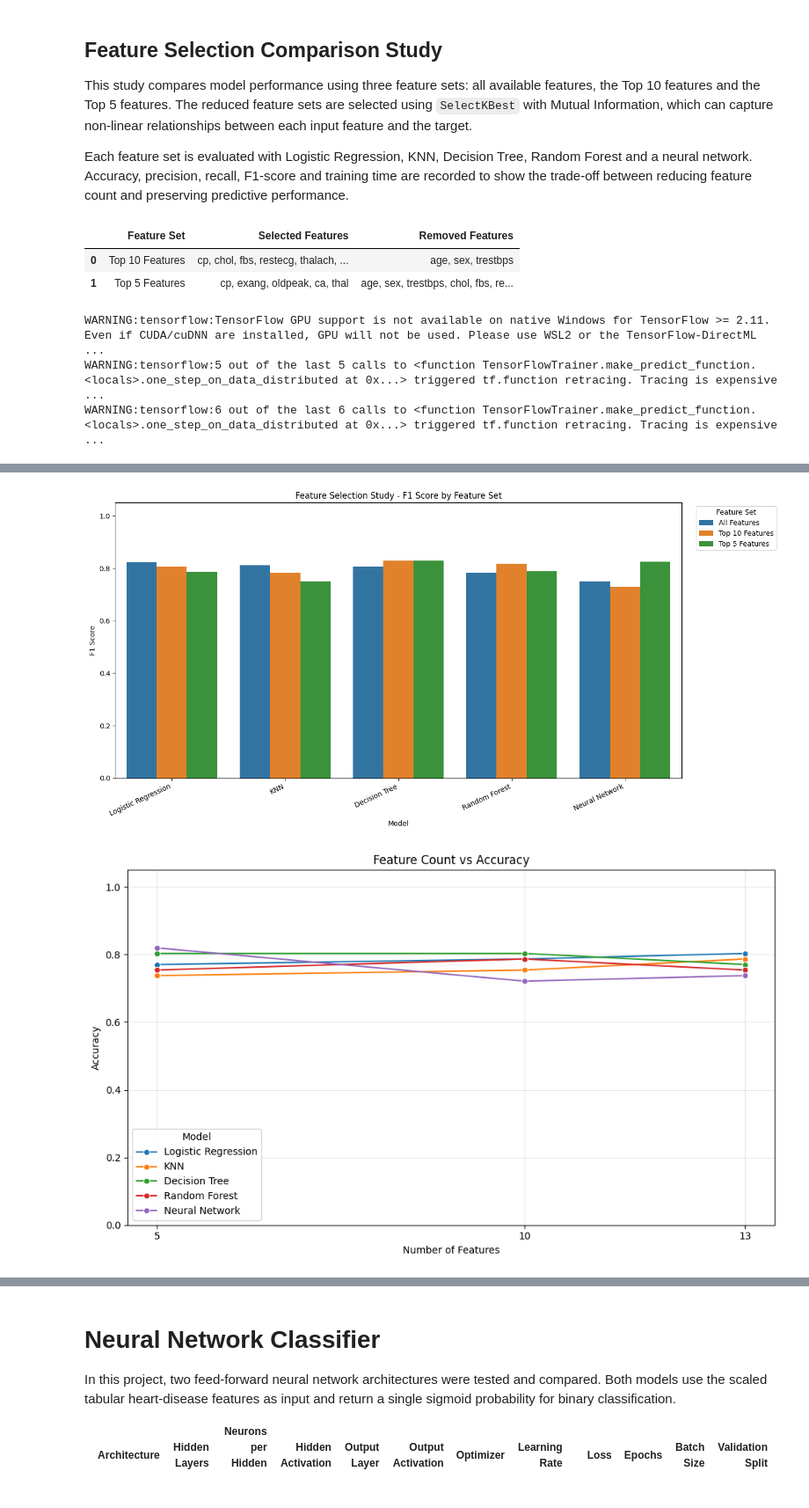
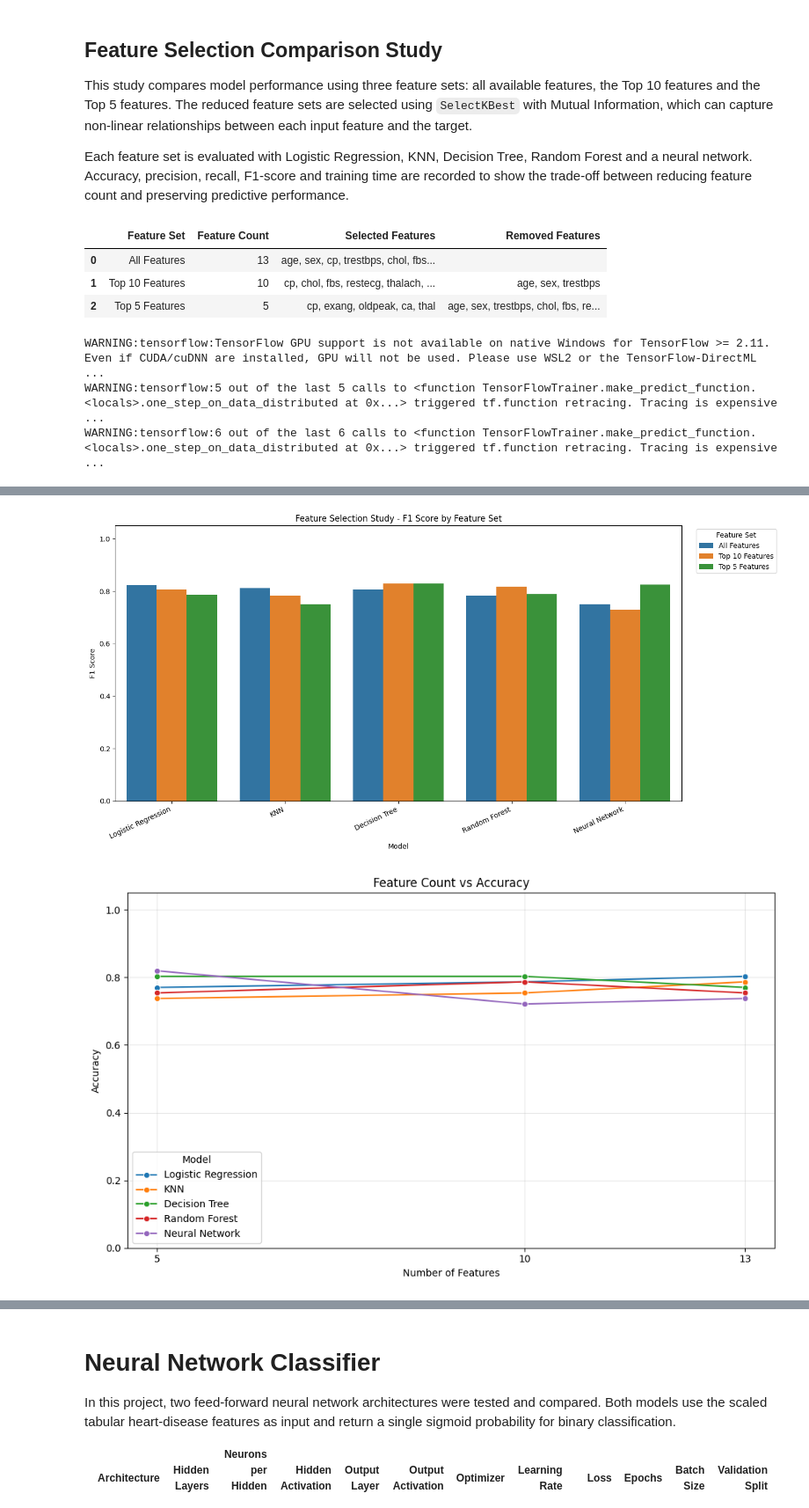
Before and after one commit to arbakelmendi/HealthGuard-Platform, a Jupyter notebook: ml/notebooks/healthguard_ml.ipynb, the cells around one changed output, grey strips where cells are left out. Shown at 88% size. Saved outputs shown, nothing was run; the diff lists cells and outputs as text; code cells hidden in the pictures.

```diff
--- a/ml/notebooks/healthguard_ml.ipynb
+++ b/ml/notebooks/healthguard_ml.ipynb
@@ -1051,6 +1051,12 @@ feature_selection_study_configs.append({
     "X_test": X_test_scaled,
     "Selected Features": list(X.columns),
     "Removed Features": []
+})
+selected_feature_details.append({
+    "Feature Set": "All Features",
+    "Feature Count": X_train_scaled.shape[1],
+    "Selected Features": ", ".join(X.columns),
+    "Removed Features": ""
 })
 
 for k in [10, 5]:
@@ -1071,6 +1077,7 @@ for k in [10, 5]:
 
     selected_feature_details.append({
         "Feature Set": f"Top {k} Features",
+        "Feature Count": k,
         "Selected Features": ", ".join(selected_features_k),
         "Removed Features": ", ".join(removed_features_k)
     })
@@ -1162,8 +1169,72 @@ for config in feature_selection_study_configs:
 
 feature_selection_study_df = pd.DataFrame(feature_selection_study_results)
 feature_selection_study_df.to_csv(RESULTS_DIR / "feature_selection_study.csv", index=False)
+selected_feature_details_df.to_csv(RESULTS_DIR / "selected_feature_sets.csv", index=False)
 
 display(feature_selection_study_df.sort_values(["Model", "Feature Count"], ascending=[True, False]))
+
+all_features_baseline_df = feature_selection_study_df[
+    feature_selection_study_df["Feature Set"] == "All Features"
+][["Model", "Feature Count", "Accuracy", "Precision", "Recall", "F1 Score"]].rename(columns={
+    "Feature Count": "All Feature Count",
+    "Accuracy": "All Features Accuracy",
+    "Precision": "All Features Precision",
+    "Recall": "All Features Recall",
+    "F1 Score": "All Features F1 Score"
+})
+
+selected_feature_performance_df = feature_selection_study_df[
+    feature_selection_study_df["Feature Set"] != "All Features"
+].rename(columns={
+    "Feature Set": "Selected Feature Set",
+    "Feature Count": "Selected Feature Count",
+    "Accuracy": "Selected Features Accuracy",
+    "Precision": "Selected Features Precision",
+    "Recall": "Selected Features Recall",
+    "F1 Score": "Selected Features F1 Score"
+})
+
+feature_selection_performance_comparison_df = selected_feature_performance_df.merge(
+    all_features_baseline_df,
+    on="Model",
+    how="left"
+)
+
+for metric in ["Accuracy", "Precision", "Recall", "F1 Score"]:
+    feature_selection_performance_comparison_df[f"{metric} Difference"] = (
+        feature_selection_performance_comparison_df[f"Selected Features {metric}"]
+        - feature_selection_performance_comparison_df[f"All Features {metric}"]
+    )
+
+feature_selection_performance_comparison_df = feature_selection_performance_comparison_df[[
+    "Model",
+    "Selected Feature Set",
+    "All Feature Count",
+    "Selected Feature Count",
+    "Selected Features",
+    "Removed Features",
+    "All Features Accuracy",
+    "Selected Features Accuracy",
+    "Accuracy Difference",
+    "All Features Precision",
+    "Selected Features Precision",
+    "Precision Difference",
+    "All Features Recall",
+    "Selected Features Recall",
+    "Recall Difference",
+    "All Features F1 Score",
+    "Selected Features F1 Score",
+    "F1 Score Difference",
+    "Training Time Seconds"
+]]
+feature_selection_performance_comparison_df.to_csv(
+    RESULTS_DIR / "feature_selection_performance_comparison.csv",
+    index=False
+)
+display(feature_selection_performance_comparison_df.sort_values(
+    ["Model", "Selected Feature Count"],
+    ascending=[True, False]
+))
 
 plt.figure(figsize=(14, 7))
 sns.barplot(
@@ -1178,36 +1249,57 @@ plt.ylabel("F1 Score")
 plt.title("Feature Selection Study - F1 Score by Feature Set")
 plt.xticks(rotation=25, ha="right")
 plt.legend(title="Feature Set", bbox_to_anchor=(1.02, 1), loc="upper left")
 plt.tight_layout()
 plt.savefig(RESULTS_DIR / "feature_selection_comparison.png", dpi=300, bbox_inches="tight")
+plt.savefig(PLOTS_DIR / "feature_selection_comparison.png", dpi=300, bbox_inches="tight")
 plt.show()
 
 plt.figure(figsize=(10, 6))
 sns.lineplot(
     data=feature_selection_study_df,
     x="Feature Count",
     y="Accuracy",
     hue="Model",
     marker="o"
 )
 plt.xlabel("Number of Features")
 plt.ylabel("Accuracy")
 plt.title("Feature Count vs Accuracy")
 plt.xticks(sorted(feature_selection_study_df["Feature Count"].unique()))
 plt.ylim(0, 1.05)
 plt.grid(alpha=0.3)
 plt.tight_layout()
 plt.savefig(RESULTS_DIR / "feature_count_vs_accuracy.png", dpi=300, bbox_inches="tight")
+plt.savefig(PLOTS_DIR / "feature_count_vs_accuracy.png", dpi=300, bbox_inches="tight")
+plt.show()
+
+plt.figure(figsize=(12, 6))
+sns.barplot(
+    data=feature_selection_performance_comparison_df,
+    x="Model",
+    y="F1 Score Difference",
+    hue="Selected Feature Set"
+)
+plt.axhline(0, color="black", linewidth=1, linestyle="--")
+plt.xlabel("Model")
+plt.ylabel("F1 Score Difference vs All Features")
+plt.title("Selected Features vs All Features - F1 Score Difference")
+plt.xticks(rotation=25, ha="right")
+plt.legend(title="Selected Feature Set", bbox_to_anchor=(1.02, 1), loc="upper left")
+plt.tight_layout()
+plt.savefig(RESULTS_DIR / "feature_selection_performance_difference.png", dpi=300, bbox_inches="tight")
+plt.savefig(PLOTS_DIR / "feature_selection_performance_difference.png", dpi=300, bbox_inches="tight")
 plt.show()
 
 speed_summary_df = feature_selection_study_df.groupby("Feature Set", as_index=False)[
     "Training Time Seconds"
 ].mean().sort_values("Training Time Seconds")
 display(speed_summary_df)
 # %% [output]
-|  | Feature Set | Selected Features | Removed Features |
-| 0 | Top 10 Features | cp, chol, fbs, restecg, thalach, ... | age, sex, trestbps |
-| 1 | Top 5 Features | cp, exang, oldpeak, ca, thal | age, sex, trestbps, chol, fbs, re... |
+|  | Feature Set | Feature Count | Selected Features | Removed Features |
+| 0 | All Features | 13 | age, sex, cp, trestbps, chol, fbs... |  |
+| 1 | Top 10 Features | 10 | cp, chol, fbs, restecg, thalach, ... | age, sex, trestbps |
+| 2 | Top 5 Features | 5 | cp, exang, oldpeak, ca, thal | age, sex, trestbps, chol, fbs, re... |
 WARNING:tensorflow:TensorFlow GPU support is not available on native Windows for TensorFlow >= 2.11. Even if CUDA/cuDNN are installed, GPU will not be used. Please use WSL2 or the TensorFlow-DirectML  ...
 WARNING:tensorflow:5 out of the last 5 calls to <function TensorFlowTrainer.make_predict_function.<locals>.one_step_on_data_distributed at 0x...> triggered tf.function retracing. Tracing is expensive  ...
 WARNING:tensorflow:6 out of the last 6 calls to <function TensorFlowTrainer.make_predict_function.<locals>.one_step_on_data_distributed at 0x...> triggered tf.function retracing. Tracing is expensive  ...
```
Also changed, not shown: parts of 2 cells of this notebook, 7 other files.
